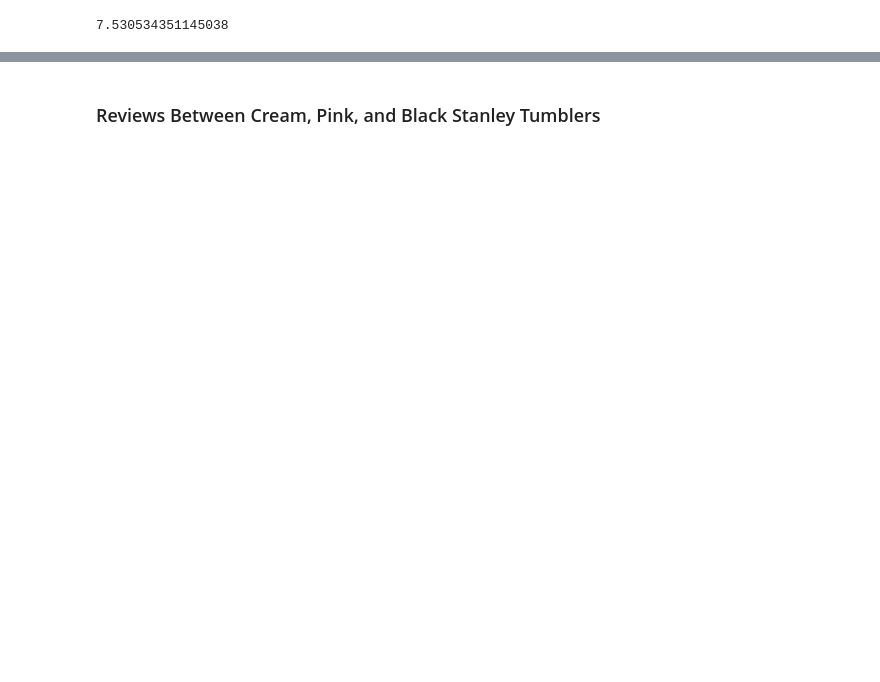
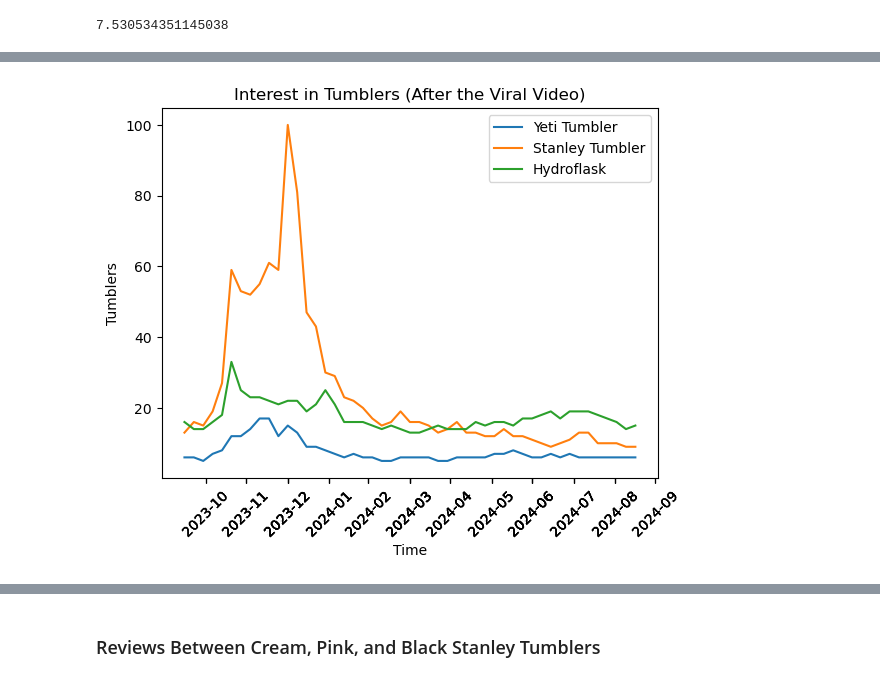
Before and after one commit to Crystal-Gonzales/Project-1, a Jupyter notebook: Tumbler/Fire-Proof Tumblers.ipynb, the cells around one changed output, grey strips where cells are left out. Saved outputs shown, nothing was run; the diff lists cells and outputs as text; code cells hidden in the pictures; blank space fills up the shorter version.

```diff
--- a/Tumbler/Fire-Proof Tumblers.ipynb
+++ b/Tumbler/Fire-Proof Tumblers.ipynb
@@ -45,0 +74,6 @@ TypeError: can only concatenate str (not "int") to str
+# %%
+# Filter rows for data after viral video
+start_date = '2023-10-15'
+end_date = '2024-09-15'
+viral_time_df = time_df[(time_df['Week'] >= start_date) & (time_df['Week'] <= end_date)]
+viral_time_df.head()
@@ -46,3 +118,20 @@ TypeError: can only concatenate str (not "int") to str
+# %%
+# Use MaxNLocator to limit # of ticks
+plt.gca().xaxis.set_major_locator(MaxNLocator(nbins=6))
+
+# Line graph on Yeti after the viral video
+plt.plot(viral_time_df['Week'], viral_time_df["yeti tumbler: (United States)"], label='Yeti Tumbler')
+plt.plot(viral_time_df['Week'], viral_time_df["stanley tumbler: (United States)"], label='Stanley Tumbler')
+plt.plot(viral_time_df['Week'], viral_time_df["hydroflask: (United States)"], label="Hydroflask")
+plt.title("Interest in Tumblers (After the Viral Video)")
+plt.xlabel("Time")
+plt.ylabel("Tumblers")
+plt.xticks(ticks=viral_time_df['Month_Year'], labels=viral_time_df['Month_Year'], rotation=45)
+plt.legend()
+plt.savefig("../Images/yeti_interest_viral.png")
+plt.show()
+# %% [output]
+[figure, added]
 # %%
 # Load CSV file into Pandas DataFrame
 map_df = pd.read_csv("../Resources/geoMap_clean.csv")
```
Also changed, not shown: parts of 17 cells of this notebook, 9 other files.
